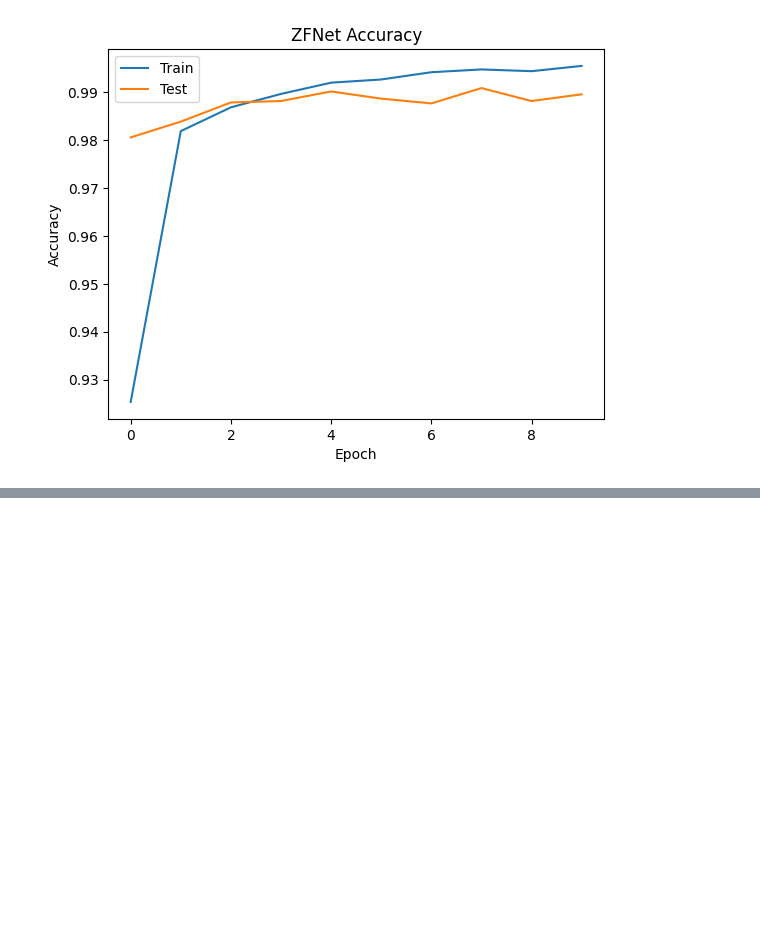
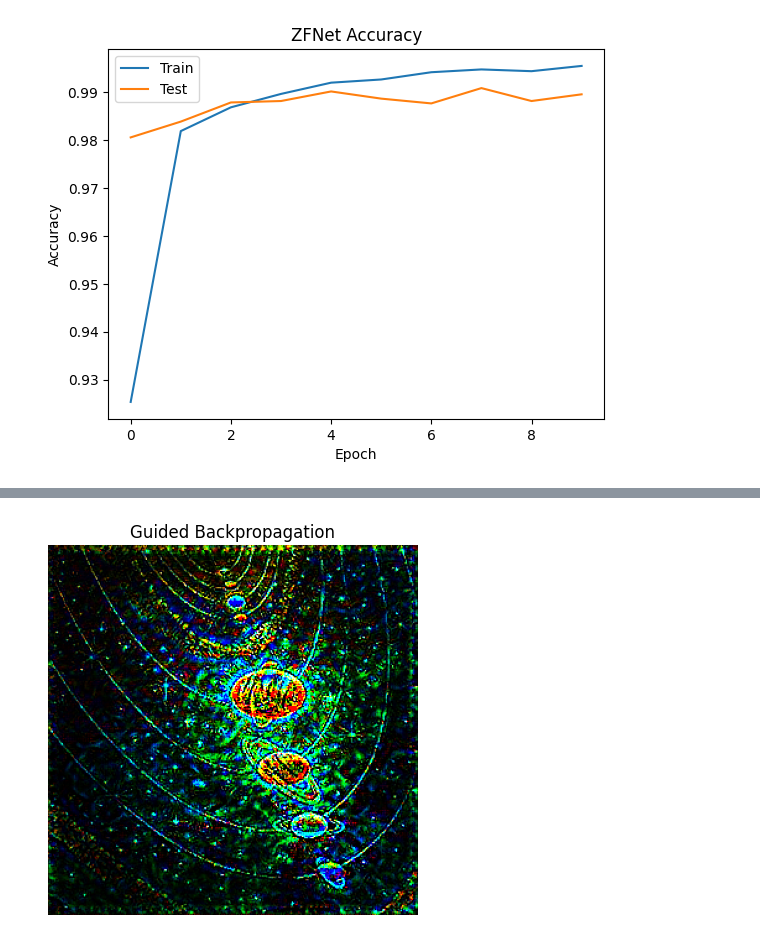
Before and after one commit to shashidhar078/DeepLearning, a Jupyter notebook: MyDeepLearning.ipynb, the cells around one changed output, grey strips where cells are left out. Drawn from its saved outputs; the diff is of its cells as text; code cells hidden in the pictures; blank space fills up the shorter version.

```diff
--- a/MyDeepLearning.ipynb
+++ b/MyDeepLearning.ipynb
@@ -2421,0 +2505,2 @@ ZFNet Accuracy: 0.9896000027656555
+# %%
+model = InceptionV3(weights='imagenet')
@@ -2421,0 +2510,6 @@ ZFNet Accuracy: 0.9896000027656555
+# %%
+img = image.load_img("/content/sample_data/sample.jpg", target_size=(299, 299))
+img_array = image.img_to_array(img)
+
+img_array = np.expand_dims(img_array, axis=0)
+img_array = tf.keras.applications.inception_v3.preprocess_input(img_array)
@@ -2421,0 +2534,22 @@ ZFNet Accuracy: 0.9896000027656555
+# %%
+img_tensor = tf.convert_to_tensor(img_array)
+
+with tf.GradientTape() as tape:
+    tape.watch(img_tensor)
+    preds = model(img_tensor)
+    class_idx = tf.argmax(preds[0])
+    loss = preds[:, class_idx]
+
+grads = tape.gradient(loss, img_tensor)[0]
+# %%
+grads = grads.numpy()
+grads -= grads.mean()
+grads /= (grads.std() + 1e-8)
+grads = np.clip(grads, 0, 1)
+# %%
+plt.imshow(grads)
+plt.title("Guided Backpropagation")
+plt.axis('off')
+plt.show()
+# %% [output]
+[figure, added]
```
Also changed, not shown: parts of 14 cells of this notebook.
